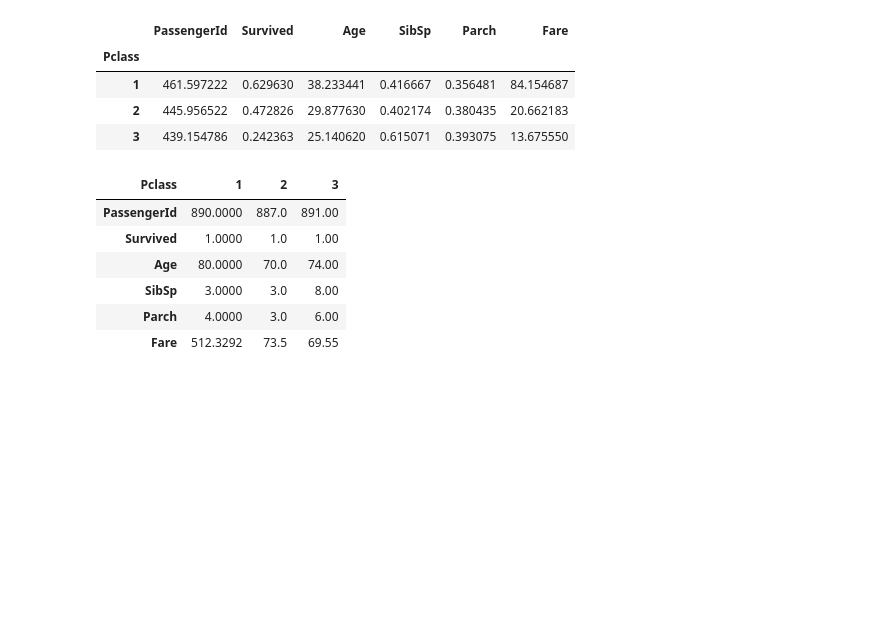
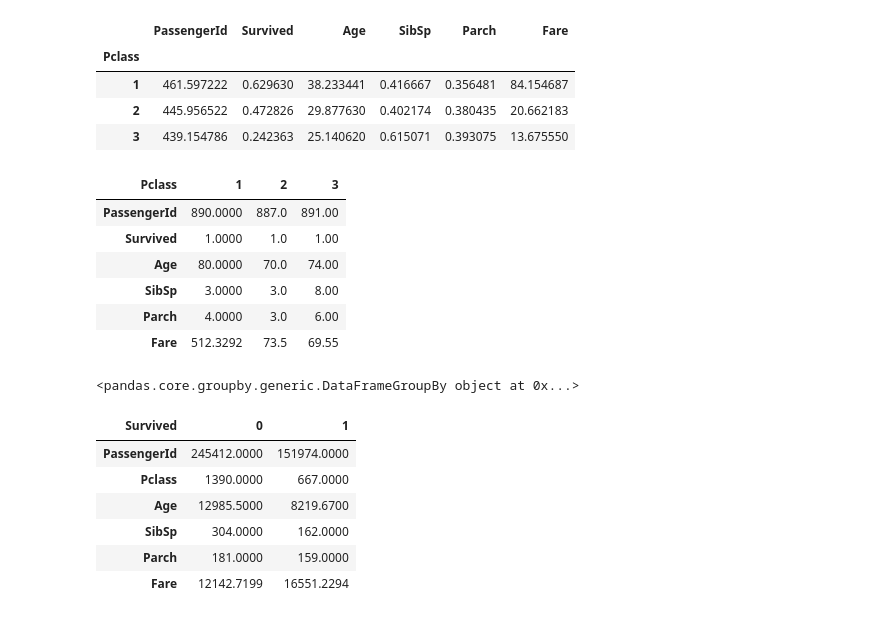
Before and after one commit to sakshipatil2505/learn_pandas, a Jupyter notebook: pandas_advace_2.ipynb, the cells around one changed output. Drawn from its saved outputs; the diff is of its cells as text; code cells hidden in the pictures; blank space fills up the shorter version.

```diff
--- a/pandas_advace_2.ipynb
+++ b/pandas_advace_2.ipynb
@@ -312,3 +322,20 @@ g1.max(numeric_only=True).T
 | SibSp | 3.0000 | 3.0 | 8.00 |
 | Parch | 4.0000 | 3.0 | 6.00 |
 | Fare | 512.3292 | 73.5 | 69.55 |
+# %%
+g1=df4.groupby("Survived")
+# %%
+g1
+# %% [output]
+<pandas.core.groupby.generic.DataFrameGroupBy object at 0x...>
+# %%
+# T=transpose use can use any T/transpose
+g1.sum(numeric_only=True).T
+# %% [output]
+| Survived | 0 | 1 |
+| PassengerId | 245412.0000 | 151974.0000 |
+| Pclass | 1390.0000 | 667.0000 |
+| Age | 12985.5000 | 8219.6700 |
+| SibSp | 304.0000 | 162.0000 |
+| Parch | 181.0000 | 159.0000 |
+| Fare | 12142.7199 | 16551.2294 |
```
Also changed, not shown: parts of 16 cells of this notebook, 2 other files.
